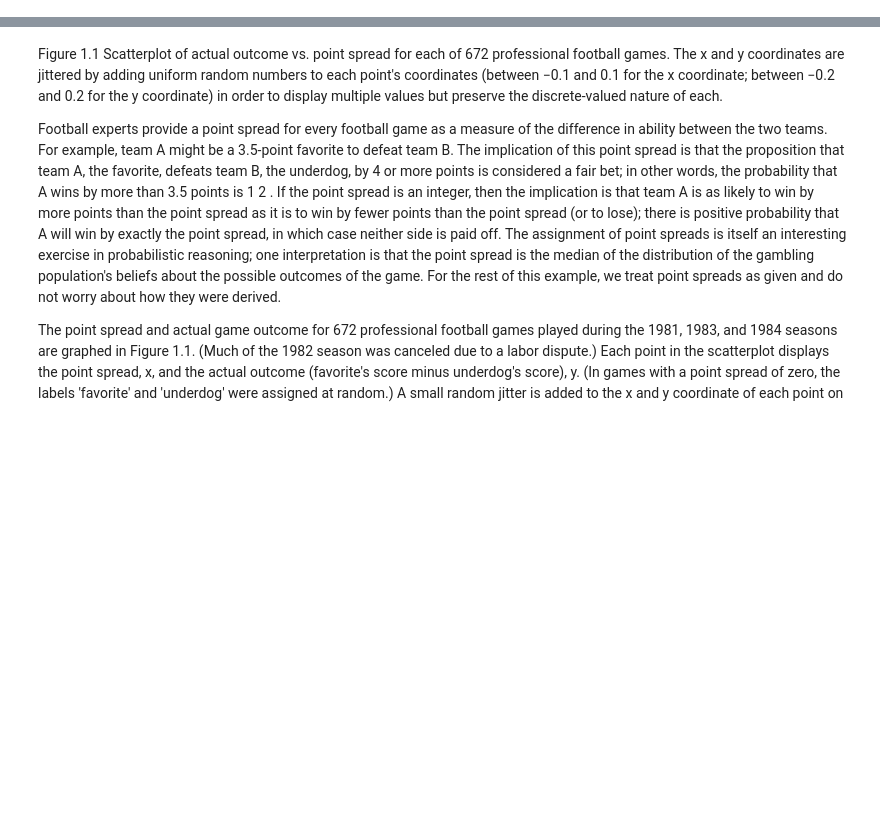
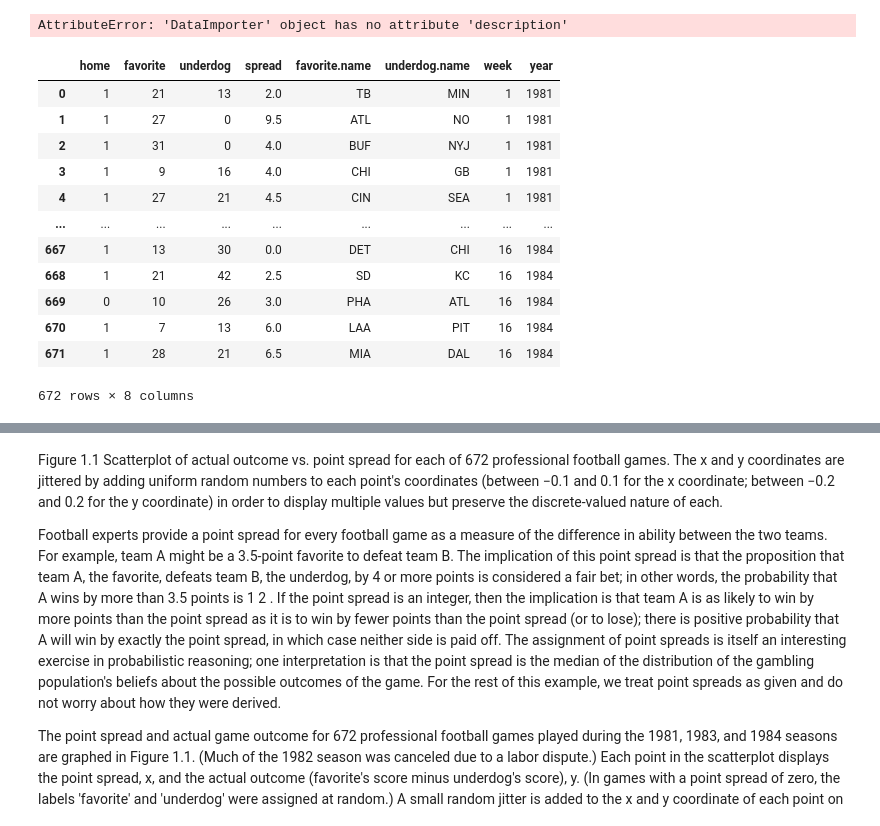
Before and after one commit to Posterior-ia/pymc_experiments, a Jupyter notebook: notebooks/Bayesian_Data_Analysis-Andrew_Gelman/cap1.ipynb, the cells around one changed output, grey strips where cells are left out. Cells and saved outputs as stored; diff of their text form; code cells hidden in the pictures; blank space fills up the shorter version.

```diff
--- a/notebooks/Bayesian_Data_Analysis-Andrew_Gelman/cap1.ipynb
+++ b/notebooks/Bayesian_Data_Analysis-Andrew_Gelman/cap1.ipynb
@@ -8,0 +12,64 @@ from import_data import DataImporter
+# %%
+data_importer = DataImporter('football')
+df,description = data_importer.data, data_importer.data_description
+print(description)
+print(df.head())
+# %% [output]
+AttributeError: 'DataImporter' object has no attribute 'description'
+# %%
+# Este código asigna años a las semanas de partidos de fútbol americano en un DataFrame y filtra los datos
+# para incluir solo las temporadas de 1981, 1983 y 1984, que son las temporadas analizadas en el Capítulo 1
+# del libro "Bayesian Data Analysis" de Andrew Gelman.
+
+# Descripción de los datos:
+# La base de datos contiene información sobre los resultados de partidos de fútbol americano en varias temporadas.
+# Cada fila representa un partido y tiene las siguientes columnas:
+# - home: Indica si el equipo favorito jugó como local (1 para sí, 0 para no).
+# - favorite: Puntaje del equipo favorito en el partido.
+# - underdog: Puntaje del equipo desfavorecido (underdog) en el partido.
+# - spread: La diferencia de puntos esperada (línea de apuestas) entre el equipo favorito y el desfavorecido.
+# - favorite.name: Código del equipo que es favorito.
+# - underdog.name: Código del equipo desfavorecido.
+# - week: Número de la semana en la temporada en la que se jugó el partido.
+
+# Notas importantes:
+# - Cada temporada consta de 224 partidos, y los datos de diferentes temporadas están concatenados.
+# - El análisis del Capítulo 1 se enfoca en los datos de las temporadas de 1981, 1983 y 1984.
+# - El dataset es útil para análisis como la evaluación de la precisión de las líneas de apuestas,
+#   modelos para predecir resultados basados en la localía y el spread, y exploración de patrones históricos
+#   de desempeño de equipos.
+# Asignar años a las semanas
+years = [1981] + list(range(1983, 1987)) + list(range(1988, 1993))
+
+# Crear una lista para almacenar los años asignados
+assigned_years = []
+
+# Inicializar el índice del año
+year_index = 0
+
+# Recorrer las filas del DataFrame
+for i in range(len(df)):
+    if i > 0 and df.loc[i, 'week'] == 1 and df.loc[i-1, 'week'] != 1:
+        year_index += 1
+    assigned_years.append(years[year_index])
+
+# Asignar la lista de años al DataFrame
+df['year'] = assigned_years
+
+# Filtrar los datos para incluir solo las temporadas de 1981, 1983 y 1984
+df_filtered = df[df['year'].isin([1981, 1983, 1984])]
+df_filtered
+# %% [output]
+|  | home | favorite | underdog | spread | favorite.name | underdog.name | week | year |
+| 0 | 1 | 21 | 13 | 2.0 | TB | MIN | 1 | 1981 |
+| 1 | 1 | 27 | 0 | 9.5 | ATL | NO | 1 | 1981 |
+| 2 | 1 | 31 | 0 | 4.0 | BUF | NYJ | 1 | 1981 |
+| 3 | 1 | 9 | 16 | 4.0 | CHI | GB | 1 | 1981 |
+| 4 | 1 | 27 | 21 | 4.5 | CIN | SEA | 1 | 1981 |
+| ... | ... | ... | ... | ... | ... | ... | ... | ... |
+| 667 | 1 | 13 | 30 | 0.0 | DET | CHI | 16 | 1984 |
+| 668 | 1 | 21 | 42 | 2.5 | SD | KC | 16 | 1984 |
+| 669 | 0 | 10 | 26 | 3.0 | PHA | ATL | 16 | 1984 |
+| 670 | 1 | 7 | 13 | 6.0 | LAA | PIT | 16 | 1984 |
+| 671 | 1 | 28 | 21 | 6.5 | MIA | DAL | 16 | 1984 |
+672 rows × 8 columns
```
Also changed, not shown: parts of 6 cells of this notebook.
